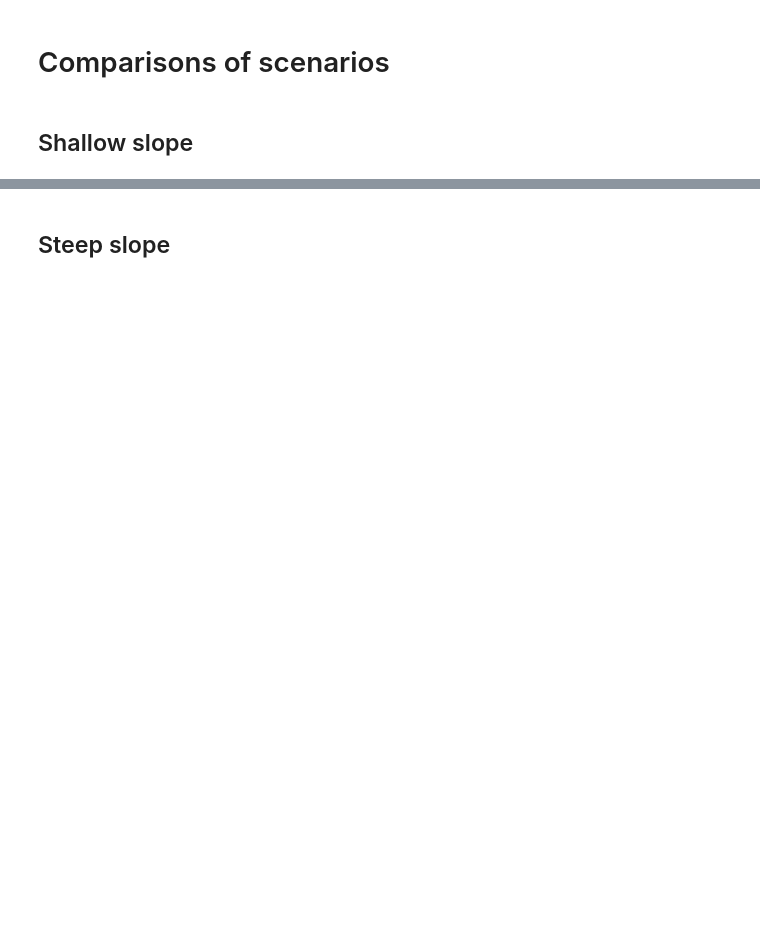
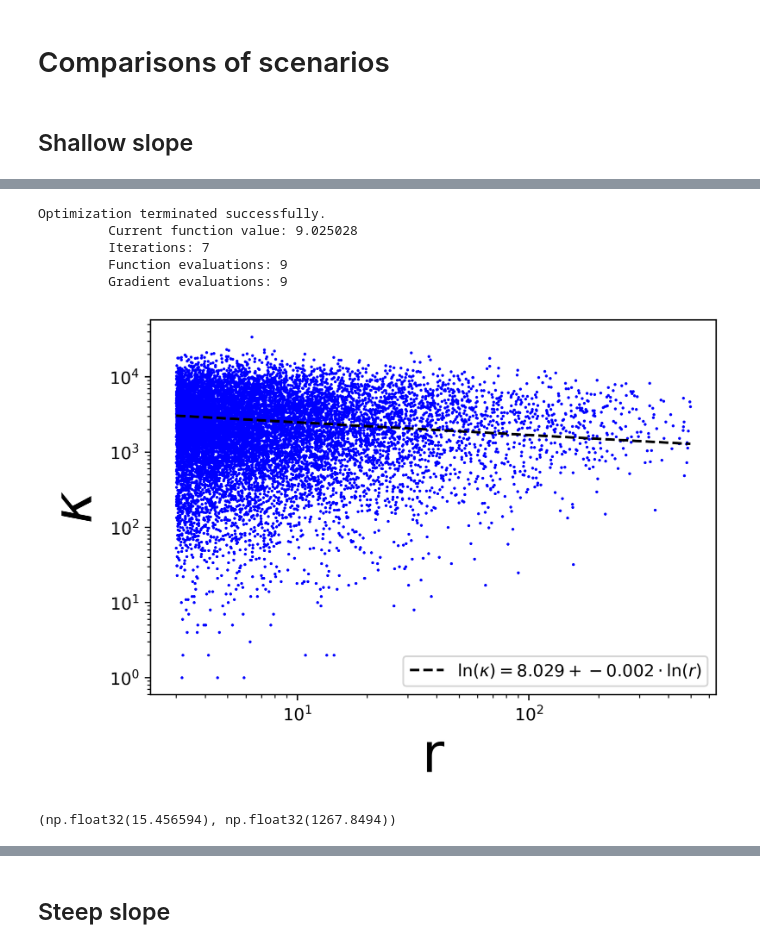
Before and after one commit to seanmason/saturation, a Jupyter notebook: notebooks/thesis/Chapter4/SingleSimulationPlots.ipynb, the cells around one changed output, grey strips where cells are left out. Saved outputs shown, nothing was run; the diff lists cells and outputs as text; code cells hidden in the pictures; blank space fills up the shorter version.

```diff
--- a/notebooks/thesis/Chapter4/SingleSimulationPlots.ipynb
+++ b/notebooks/thesis/Chapter4/SingleSimulationPlots.ipynb
@@ -135,37 +199,45 @@ lifetimes = get_lifetimes_for_simulation(
     removals=removals,
     configs_df=configs_df,
     spark=spark
 )
 
-plt.figure(figsize=(6, 4))
+plt.figure(figsize=(6, 4), dpi=dpi)
 
 # Sampled scatterplot
 sampled = lifetimes.sample(frac=0.005)
 plt.scatter(
     sampled.radius,
     sampled.lifetime,
     c="blue",
     s=.5,
 )
 
-# Fit the line in log space
-fitted_model = smf.ols(data=lifetimes, formula="np.log(lifetime) ~ 1 + np.log(radius)").fit()
-fitted_intercept = np.exp(fitted_model.params.iloc[0])
+# Fit a negative binomail regression
+fitted_model = NegativeBinomial(lifetimes.lifetime, sm.add_constant(np.log(lifetimes.radius))).fit(maxiter=1000)
+# fitted_model = smf.ols(data=lifetimes, formula="np.log(lifetime) ~ 1 + np.log(radius)").fit()
+fitted_intercept = fitted_model.params.iloc[0]
 fitted_slope = fitted_model.params.iloc[1]
 
 plt.plot(
     [sampled.radius.min(), sampled.radius.max()],
-    np.exp(fitted_model.predict(pd.Series([sampled.radius.min(), sampled.radius.max()], name="radius"))),
+    fitted_model.predict(sm.add_constant(pd.Series([sampled.radius.min(), sampled.radius.max()], name="radius"))),
     ls="dashed",
     c="black",
-    label=f"$\\kappa = {get_scientific_notation(fitted_intercept, 3)} \\cdot r^{{ {fitted_slope:.3f} }}$"
+    label=fr"$\ln(\kappa) = {fitted_intercept:.3f} + {fitted_slope:.3f} \cdot \ln(r)$"
 )
 
 plt.xscale("log")
 plt.yscale("log")
 plt.xlabel("r", fontsize=font_size)
-plt.ylabel("$\\kappa$", fontsize=font_size)
+plt.ylabel(r"$\kappa$", fontsize=font_size)
 plt.legend()
 
 plt.savefig(f"figures/{scenario_name}_lifetimes_scatter.png", bbox_inches="tight")
 plt.show()
+# %% [output]
+Optimization terminated successfully.
+         Current function value: 9.025028
+         Iterations: 7
+         Function evaluations: 9
+         Gradient evaluations: 9
+[figure, added]
@@ -173,0 +244,4 @@ fitted_model.summary()
+# %%
+lifetimes.radius.mean(), lifetimes.radius.var()
+# %% [output]
+(np.float32(15.456594), np.float32(1267.8494))
```
Also changed, not shown: parts of 32 cells of this notebook, 2 other files.
